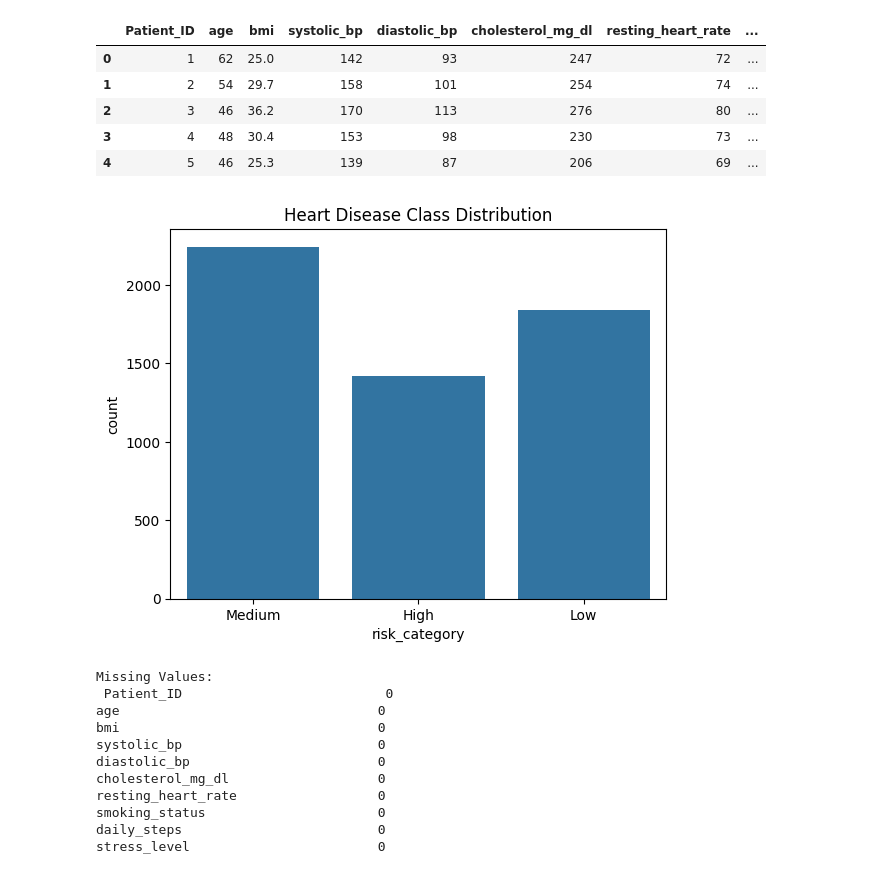
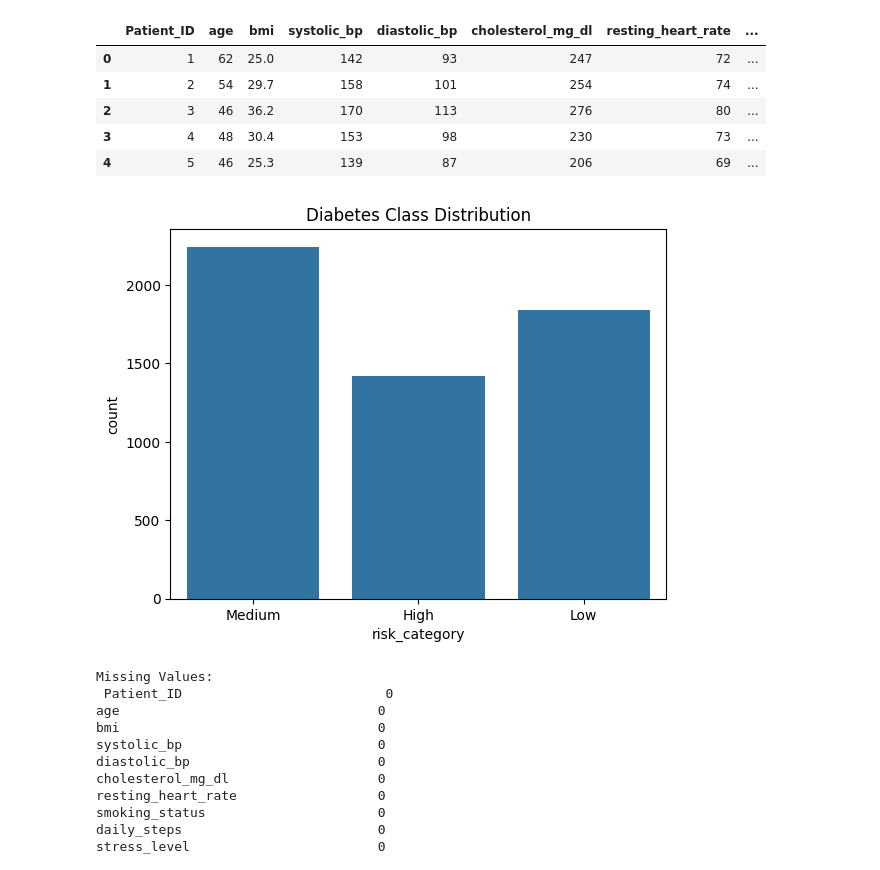
Before and after one commit to Priyansu-Nayak-10/Final-year-Research-Project, a Jupyter notebook: notebooks/cardiovascular_model.ipynb, the cells around one changed output. Cells and saved outputs as stored; diff of their text form; code cells hidden in the pictures.

```diff
--- a/notebooks/cardiovascular_model.ipynb
+++ b/notebooks/cardiovascular_model.ipynb
@@ -34,11 +37,11 @@ Shape: (5500, 17)
 # %%
 # Class distribution
 plt.figure()
 sns.countplot(x=df['risk_category'])
-plt.title("Heart Disease Class Distribution")
+plt.title("Diabetes Class Distribution")
 plt.show()
 # %% [output]
-[figure, old version]
+[figure, new version]
 # %%
 print("\nMissing Values:\n", df.isnull().sum())
 print("\nTarget Values:\n", df["risk_category"].unique())
```
Also changed, not shown: parts of 19 cells of this notebook, 4 other files.
